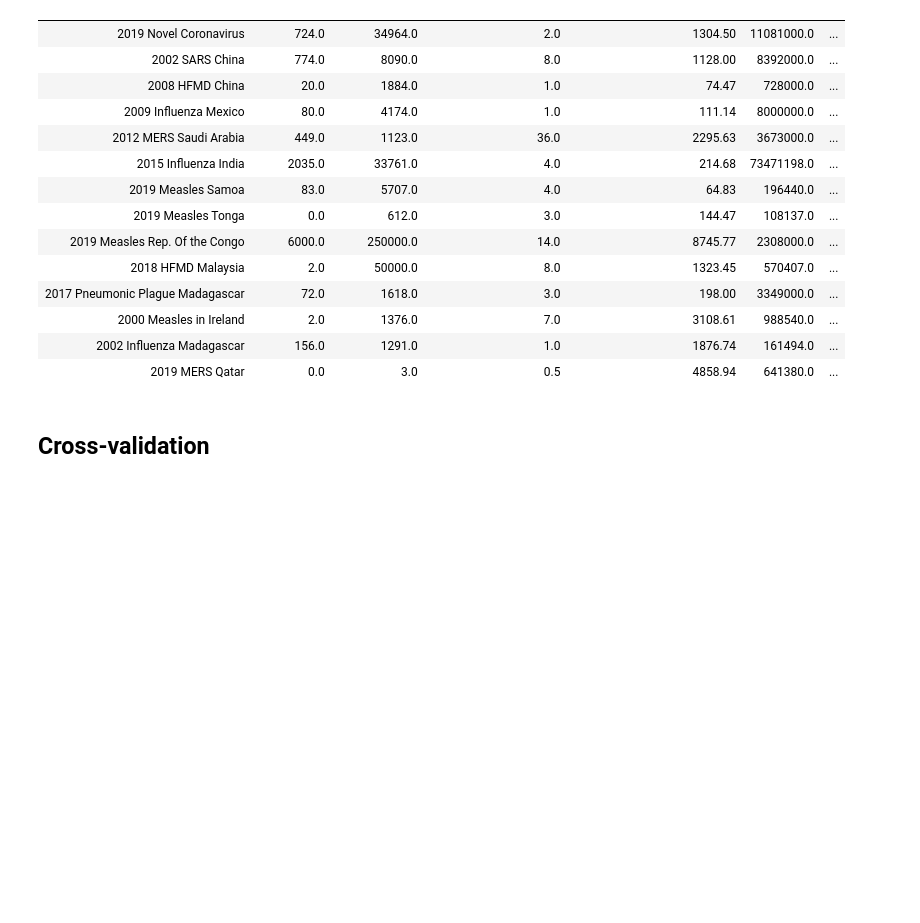
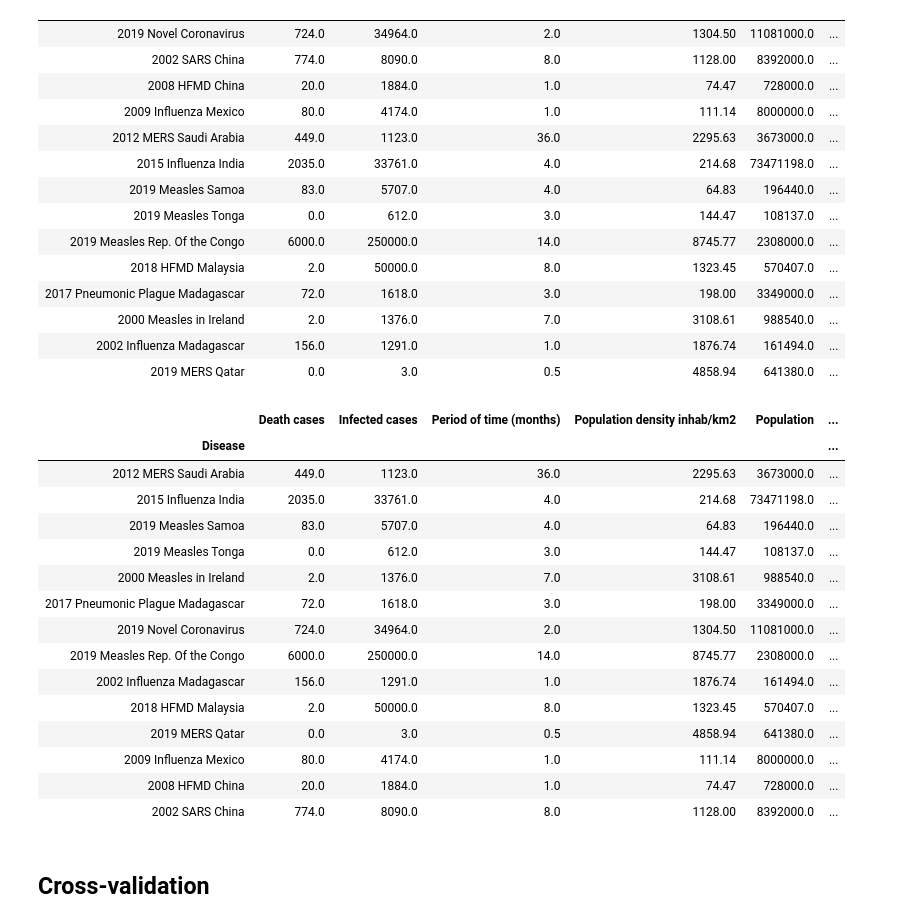
Before and after one commit to WilsonWeiWU/OUTBRAIK, a Jupyter notebook: outbraik/notebooks/OUTBRAIK.ipynb, the cells around one changed output. Drawn from its saved outputs; the diff is of its cells as text; code cells hidden in the pictures; blank space fills up the shorter version.

```diff
--- a/outbraik/notebooks/OUTBRAIK.ipynb
+++ b/outbraik/notebooks/OUTBRAIK.ipynb
@@ -61,3 +61,23 @@ raw_data
 | 2000 Measles in Ireland | 2.0 | 1376.0 | 7.0 | 3108.61 | 988540.0 | ... |
 | 2002 Influenza Madagascar | 156.0 | 1291.0 | 1.0 | 1876.74 | 161494.0 | ... |
 | 2019 MERS Qatar | 0.0 | 3.0 | 0.5 | 4858.94 | 641380.0 | ... |
+# %%
+shuffled = raw_data.sample(frac=1)
+shuffled
+# %% [output]
+|  | Death cases | Infected cases | Period of time (months) | Population density inhab/km2 | Population | ... |
+| Disease |  |  |  |  |  | ... |
+| 2012 MERS Saudi Arabia | 449.0 | 1123.0 | 36.0 | 2295.63 | 3673000.0 | ... |
+| 2015 Influenza India | 2035.0 | 33761.0 | 4.0 | 214.68 | 73471198.0 | ... |
+| 2019 Measles Samoa | 83.0 | 5707.0 | 4.0 | 64.83 | 196440.0 | ... |
+| 2019 Measles Tonga | 0.0 | 612.0 | 3.0 | 144.47 | 108137.0 | ... |
+| 2000 Measles in Ireland | 2.0 | 1376.0 | 7.0 | 3108.61 | 988540.0 | ... |
+| 2017 Pneumonic Plague Madagascar | 72.0 | 1618.0 | 3.0 | 198.00 | 3349000.0 | ... |
+| 2019 Novel Coronavirus | 724.0 | 34964.0 | 2.0 | 1304.50 | 11081000.0 | ... |
+| 2019 Measles Rep. Of the Congo | 6000.0 | 250000.0 | 14.0 | 8745.77 | 2308000.0 | ... |
+| 2002 Influenza Madagascar | 156.0 | 1291.0 | 1.0 | 1876.74 | 161494.0 | ... |
+| 2018 HFMD Malaysia | 2.0 | 50000.0 | 8.0 | 1323.45 | 570407.0 | ... |
+| 2019 MERS Qatar | 0.0 | 3.0 | 0.5 | 4858.94 | 641380.0 | ... |
+| 2009 Influenza Mexico | 80.0 | 4174.0 | 1.0 | 111.14 | 8000000.0 | ... |
+| 2008 HFMD China | 20.0 | 1884.0 | 1.0 | 74.47 | 728000.0 | ... |
+| 2002 SARS China | 774.0 | 8090.0 | 8.0 | 1128.00 | 8392000.0 | ... |
```
Also changed, not shown: parts of 11 cells of this notebook.
